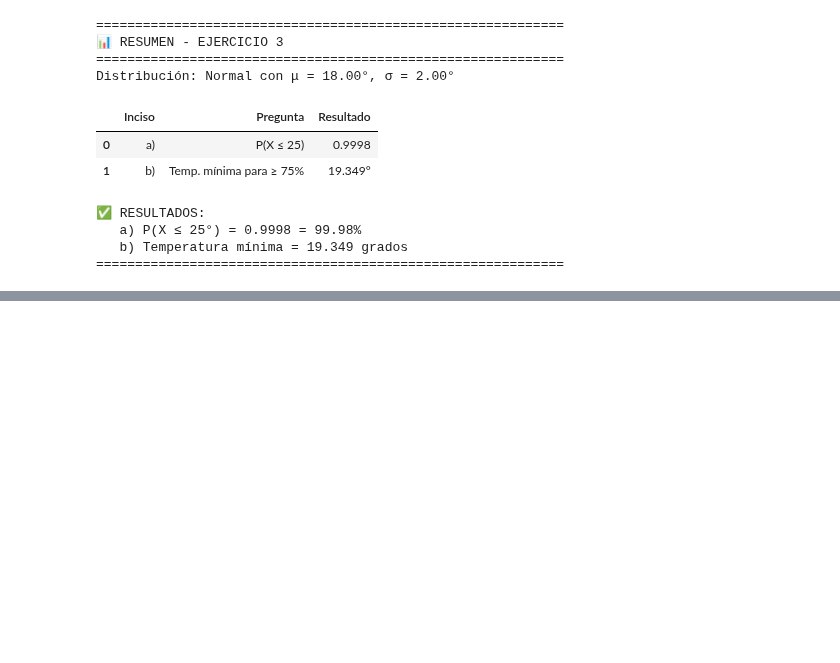
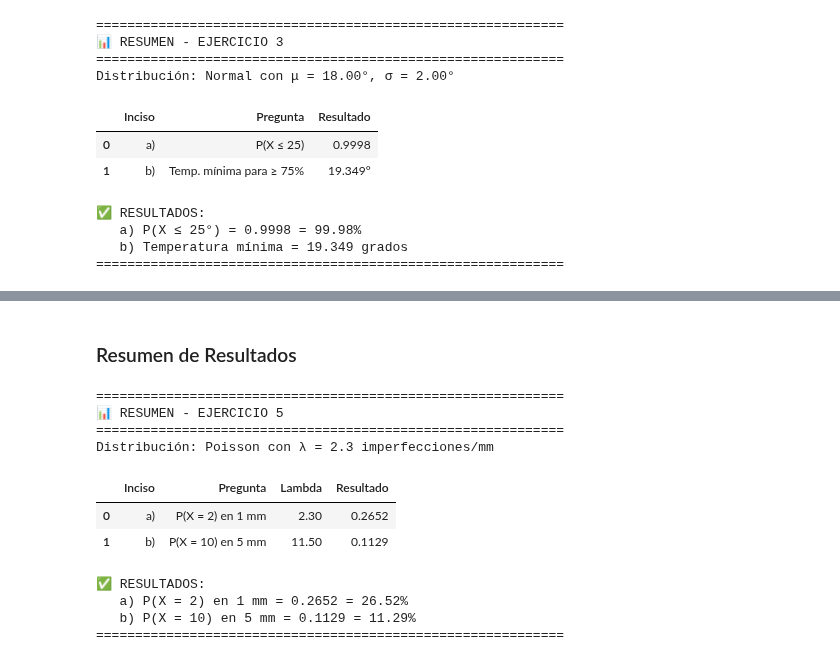
Before and after one commit to alexballera/estadisticas-tgad-fce, a Jupyter notebook: practicas/parciales/primero/ejercicios_adicionales.ipynb, the cells around one changed output, grey strips where cells are left out. Saved outputs shown, nothing was run; the diff lists cells and outputs as text; code cells hidden in the pictures; blank space fills up the shorter version.

```diff
--- a/practicas/parciales/primero/ejercicios_adicionales.ipynb
+++ b/practicas/parciales/primero/ejercicios_adicionales.ipynb
@@ -702,0 +1206,44 @@ Distribución: Normal con μ = 18.00°, σ = 2.00°
+# %% [markdown]
+### Resumen de Resultados
+# %%
+# Resumen final
+print("\n" + "="*60)
+print("📊 RESUMEN - EJERCICIO 5")
+print("="*60)
+print(f"Distribución: Poisson con λ = {lambda_mm} imperfecciones/mm")
+print()
+
+resultados_ej5 = pd.DataFrame({
+    'Inciso': ['a)', 'b)'],
+    'Pregunta': [
+        'P(X = 2) en 1 mm',
+        'P(X = 10) en 5 mm'
+    ],
+    'Lambda': [
+        f'{lambda_a:.2f}',
+        f'{lambda_b:.2f}'
+    ],
+    'Resultado': [
+        f'{prob_a:.4f}',
+        f'{prob_b:.4f}'
+    ]
+})
+
+display(resultados_ej5)
+print()
+print("✅ RESULTADOS:")
+print(f"   a) P(X = 2) en 1 mm = {prob_a:.4f} = {prob_a*100:.2f}%")
+print(f"   b) P(X = 10) en 5 mm = {prob_b:.4f} = {prob_b*100:.2f}%")
+print("="*60)
+# %% [output]
+============================================================
+📊 RESUMEN - EJERCICIO 5
+============================================================
+Distribución: Poisson con λ = 2.3 imperfecciones/mm
+|  | Inciso | Pregunta | Lambda | Resultado |
+| 0 | a) | P(X = 2) en 1 mm | 2.30 | 0.2652 |
+| 1 | b) | P(X = 10) en 5 mm | 11.50 | 0.1129 |
+✅ RESULTADOS:
+   a) P(X = 2) en 1 mm = 0.2652 = 26.52%
+   b) P(X = 10) en 5 mm = 0.1129 = 11.29%
+============================================================
```
Also changed, not shown: parts of 19 cells of this notebook.
